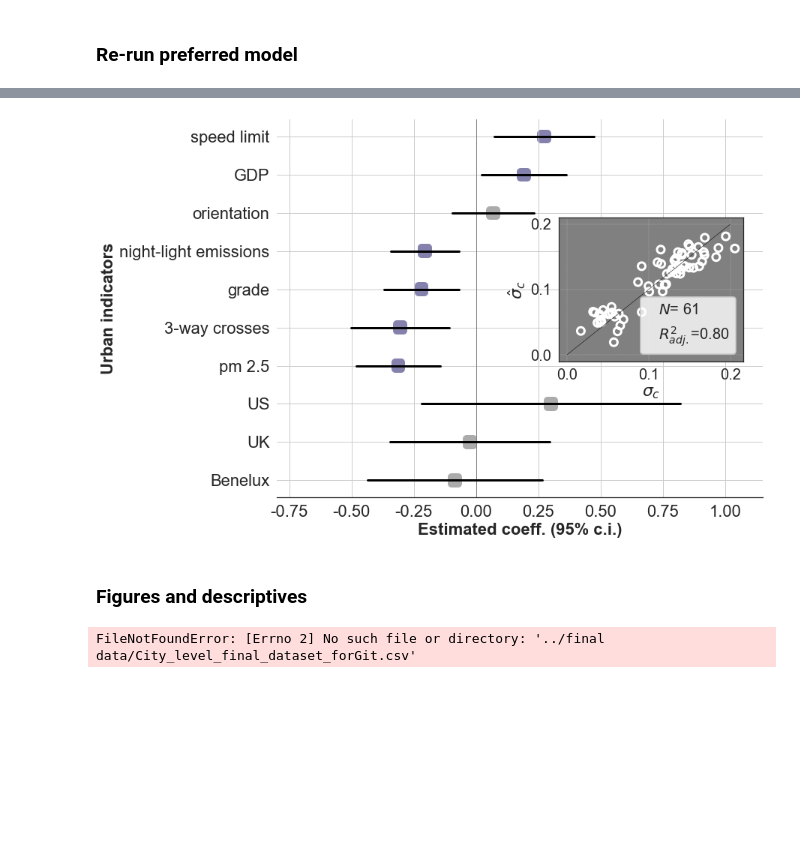
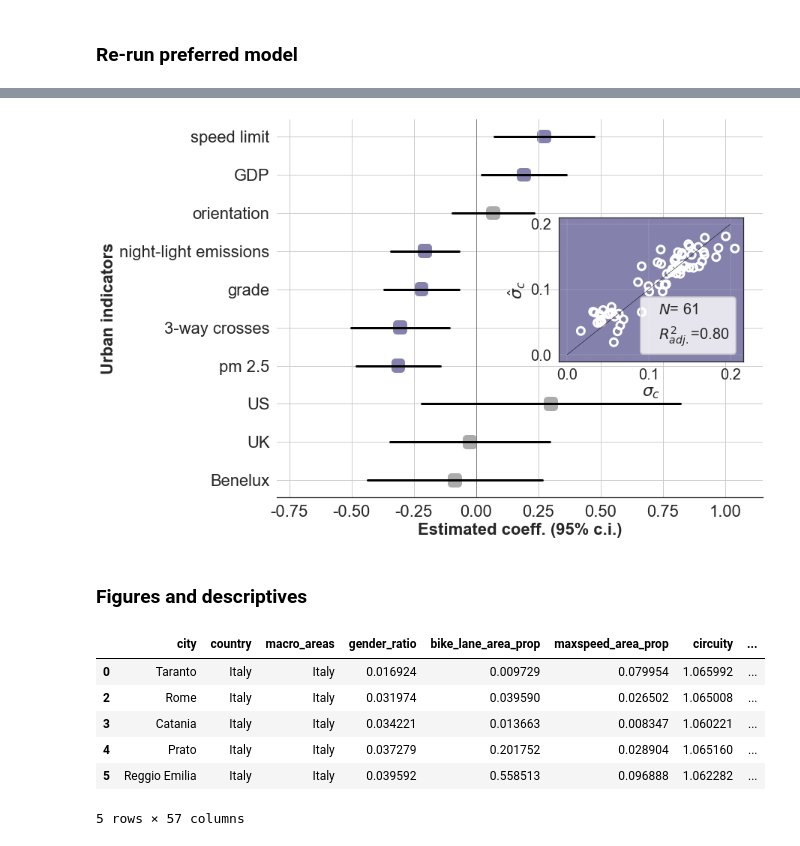
Before and after one commit to alibatti/GenderCyclingGapUsingStrava, a Jupyter notebook: notebooks/Cross-city analysis of the gender gap.ipynb, the cells around one changed output, grey strips where cells are left out. Saved outputs shown, nothing was run; the diff lists cells and outputs as text; code cells hidden in the pictures; blank space fills up the shorter version.

```diff
--- a/notebooks/Cross-city analysis of the gender gap.ipynb
+++ b/notebooks/Cross-city analysis of the gender gap.ipynb
@@ -40,6 +41,2 @@ color={'Benelux': my_col2 , 'UK': my_col2,'US': my_col2, 'Italy': my_col2}
-# %%
-# Set working directory
-path = '../'
-os.chdir(path)
 # %% [markdown]
 ### Import data
@@ -79,3 +43,20 @@ memory usage: 11.4+ KB
+# %%
+#Import dataset
+df=pd.read_csv(path+'final data/City_level_final_dataset.csv', sep=',')
+# 1) Exclude if boundary is not ghs boundary
+df=df[df['boundary']=='ghs']
+# 2) Keep only 'geography of interest'
+df=df[df['macro_areas']!='Rest of the World']
+# Keep only relevant indicators
+df=df[['country', 'city','gender_ratio','macro_areas','share_pop_green',
+      'pct_open_space','built_up_area_percap', 'night_light_em', 'pm25_concentration',
+      'area', 'pop_density', 'gdp_per_pers','gender_equality_index','k_avg', 'grade_mean',
+      'orientation_order', 'prop_3way', 'straightness','bike_lane_area_prop','maxspeed_area_prop']]
+#Generate variable for model descriptions
+df['macro_areas1']=''
+df.loc[df['macro_areas']=='US', 'macro_areas1']='US'
+df.loc[(df['macro_areas']!='US'), 'macro_areas1']='Europe'
+df.head(5)
 # %% [markdown]
 ### Define different models (model is always linear estimated via OLS, but change approach to variables standardisation)
 -  1) Unique model, Selected countries=['US', 'UK', 'Italy', 'Benelux'] with the latter including 'UK', 'Italy', 'Benelux', 'Rest of Europe', both inputs and target standardised across the entire sample, include dummies for area ['US', 'UK', 'Italy', 'Benelux'];
@@ -174,7 +155,7 @@ def pipeline_exthensive_search(standardized_data, model, model_parameter, origin
                     'mse':m.mse_total,
                     'r':m.rsquared_adj
                 }
-    #pickle.dump(results, open('IntermediateDataStorage/FeaturesSelection_BruteForce_Final_model'+str(model)+'_no prep_no_ temp.pickle', 'wb'))
+    pickle.dump(results, open('Outputs/DataStorageResults/FeaturesSelection_BruteForce_Final_model'+str(model)+'_no prep_no_ temp.pickle', 'wb'))
     list_key=list(results.keys())
     list_key=sorted(list_key, key=lambda x: (results[x]['r']))
     return results
@@ -219,7 +200,7 @@ for model in [1, 2, 3, 4]:
     print(model)
     data_standardized, scaler_y=pipeline_data_selection_standardization(df, model,model_parm , original_cols)
     selected_vars=pipeline_exthensive_search(data_standardized, model,model_parm , original_cols)
-    dic=open('IntermediateDataStorage/FeaturesSelection_BruteForce_Final_model'+str(model)+'_no prep_no_ temp.pickle', 'rb')
+    dic=open('Outputs/DataStorageResults/FeaturesSelection_BruteForce_Final_model'+str(model)+'_no prep_no_ temp.pickle', 'rb')
     dic_extensive_search=pickle.load(dic)
     dic.close()
     actual_fitted_values, results_table, adj_r_squared=pipeline_estimation(data_standardized, model, dic_extensive_search,model_parm)
@@ -493,43 +474,58 @@ ax2.set_xlim([-0.8, 1.15])
 ax2.grid(b=None, which='both', axis='both')
 #Add vertical line at 0
 ax2.axvline(0, color='gray', lw=1)
 #Add confidence intervals bar:
 for ind in list(results_table.ind):
     ax2.plot([results_table.at[ind,'[0.025'],results_table.at[ind,'0.975]']], [ind,ind], color='black', linewidth=3)
 ax2.scatter(results_table.param_1,results_table.index, marker='s', s=75,color='None',edgecolor=my_col2, linewidth=10, zorder=0)
 ax2.scatter(results_table.param_0,results_table.index, marker='s', s=75,color='None',edgecolor='#ababab', linewidth=10, zorder=0)
 ax2.set_xlabel('Estimated coeff. (95% c.i.)', weight='bold', size=22)
 ax2.set_ylabel('Urban indicators', weight='bold', rotation=90, size=22)
 ax2.xaxis.set_major_formatter(FormatStrFormatter('%.2f'))
 ax2.spines['right'].set_visible(False)
 ax2.spines['top'].set_visible(False)
 ax2.spines['left'].set_visible(False)
 
 ax1=fig.add_axes([0.58, 0.36, 0.38, 0.38])
 ax1.plot([0.0, 0.2], [0.0, 0.2], color='black', linewidth=0.5)
 ax1.scatter(scalar_y.inverse_transform(actual_fitted_values[:,0]), scalar_y.inverse_transform(actual_fitted_values[:,1]), marker= 'o', color='None', s= 100, edgecolors='white',  linewidth=3)
 ax1.axvline([0.03], color='w', linewidth=0, label=r"$N$= %i" %(actual_fitted_values.shape[0]) )
 ax1.axvline([0.03], color='w', linewidth=0, label=r"$R^{2}_{adj.}$=%0.2f" %(adj_r_squared) )
 legend=ax1.legend(loc='best', fontsize=20, frameon=True , handlelength=0)
 legend.get_frame().set_linewidth(2)
 ax1.set_xticks([0.0,  0.1,  0.2])
 ax1.set_xticklabels([0.0,  0.1,  0.2], size=20)
 ax1.set_yticks([0.0,  0.1,  0.2])
 ax1.set_yticklabels([0.0,  0.1,  0.2], size=20)
 ax1.set_xlabel(r'$\sigma_{c}$', size=22, weight='bold')
 ax1.set_ylabel(r'$\hat{\sigma}_{c}$ ', size=22, weight='bold')
 ax1.grid(b=True, which='major', axis='both', color='lightgrey', linestyle='--', linewidth=0.3)
-ax1.set_facecolor('grey')
-fig.set_facecolor('white')
+ax1.set_facecolor(my_col2)
+fig.savefig('Outputs/Figures/Raw/Fig3.pdf', bbox_inches="tight", facecolor="white", dpi=300)
 # %% [output]
-[figure, old version]
+[figure, new version]
 # %% [markdown]
 ### Figures and descriptives
-# %%
-#Import dataset
-df=pd.read_csv(path+'final data/City_level_final_dataset_forGit.csv', sep=',')
-# %% [output]
-FileNotFoundError: [Errno 2] No such file or directory: '../final data/City_level_final_dataset_forGit.csv'
+# %%
+#Import dataset
+df=pd.read_csv(path+'final data/City_level_final_dataset.csv', sep=',')
+# 1) Exclude if boudndary is not ghs boundary
+df=df[df['boundary']=='ghs']
+# 2) Keep only 'geography of interest'
+df=df[df['macro_areas']!='Rest of the World']
+#Generate variable for model descriptions
+df['macro_areas1']=''
+df.loc[df['macro_areas']=='US', 'macro_areas1']='US'
+df.loc[(df['macro_areas']!='US'), 'macro_areas1']='Europe'
+df.head(5)
+# %% [output]
+|  | city | country | macro_areas | gender_ratio | bike_lane_area_prop | maxspeed_area_prop | circuity | ... |
+| 0 | Taranto | Italy | Italy | 0.016924 | 0.009729 | 0.079954 | 1.065992 | ... |
+| 2 | Rome | Italy | Italy | 0.031974 | 0.039590 | 0.026502 | 1.065008 | ... |
+| 3 | Catania | Italy | Italy | 0.034221 | 0.013663 | 0.008347 | 1.060221 | ... |
+| 4 | Prato | Italy | Italy | 0.037279 | 0.201752 | 0.028904 | 1.065160 | ... |
+| 5 | Reggio Emilia | Italy | Italy | 0.039592 | 0.558513 | 0.096888 | 1.062282 | ... |
+5 rows × 57 columns
 # %%
 df['geometry']=df.apply(lambda x: Point(x['longitudine'], x['latitudine']), axis=1)
 gdf=geopandas.GeoDataFrame(df, geometry='geometry', crs='WGS84')
```
Also changed, not shown: parts of 15 cells of this notebook.
